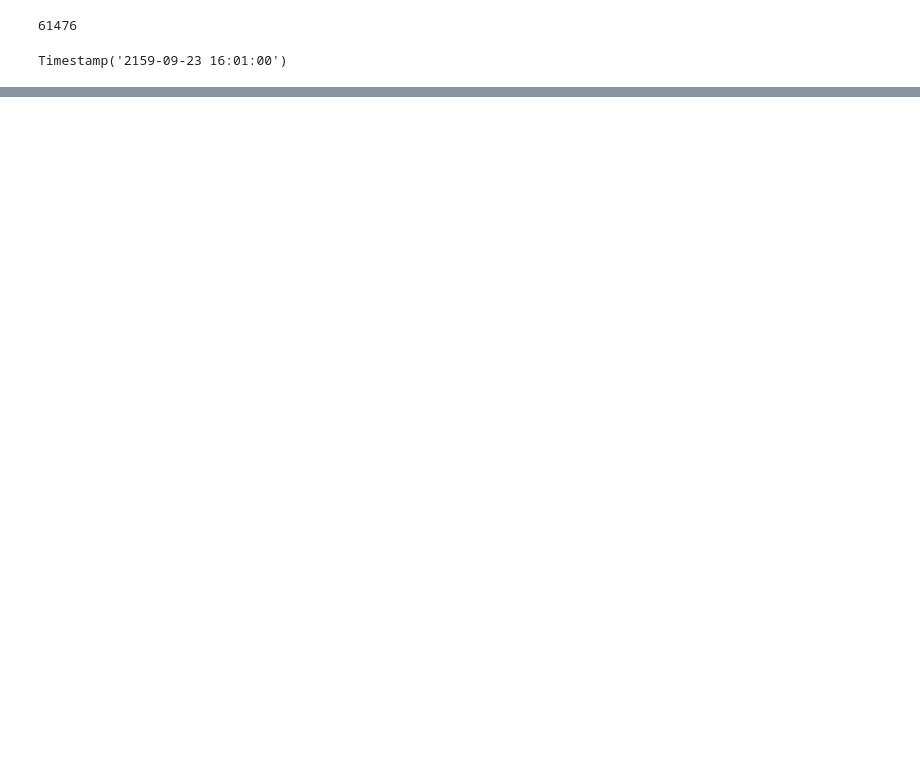
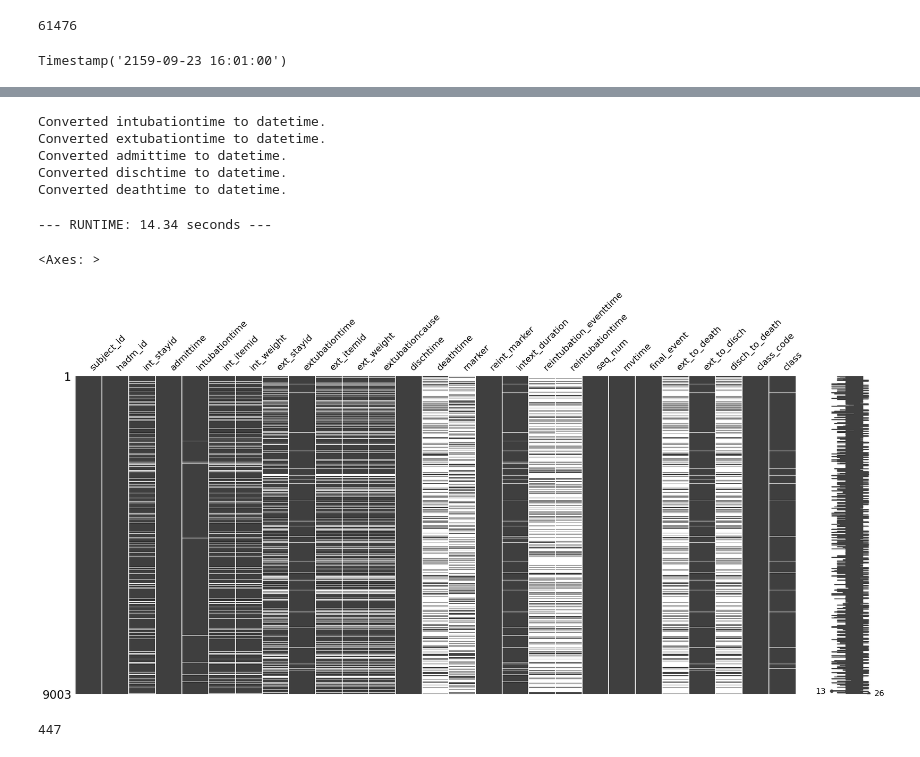
Before and after one commit to sujungleeml/P1_extubationfailure, a Jupyter notebook: 서대철/notebooks/240207_vent_test.ipynb, the cells around one changed output, grey strips where cells are left out. Saved outputs shown, nothing was run; the diff lists cells and outputs as text; code cells hidden in the pictures; blank space fills up the shorter version.

```diff
--- a/서대철/notebooks/240207_vent_test.ipynb
+++ b/서대철/notebooks/240207_vent_test.ipynb
@@ -551,0 +1222,2 @@ Timestamp('2159-09-23 16:01:00')
+# %%
+subjectlist1_imputed = impute_candidates(subjectlist1, single_row_results_list, multirow_candidates_list)
@@ -551,0 +1256,3 @@ Timestamp('2159-09-23 16:01:00')
+# %%
+subjectlist1_imputed_reint = get_reintubation(subjectlist1_imputed)
+subjectlist1_imputed_reint.shape
@@ -551,0 +1465,56 @@ Timestamp('2159-09-23 16:01:00')
+# %%
+# 시간변수 변환
+time_cols = ['intubationtime', 'extubationtime', 'admittime', 'dischtime', 'deathtime']
+reintubation_df2 = utils.to_datetime(subjectlist1_imputed_reint, time_cols)
+# %% [output]
+Converted intubationtime to datetime.
+Converted extubationtime to datetime.
+Converted admittime to datetime.
+Converted dischtime to datetime.
+Converted deathtime to datetime.
+# %%
+def categorize_patients(df):
+    # 분류 코드 기준
+    categories = {
+        "nonfailure": [11, 121, 212, 221, 2221],
+        "failure": [211, 999, 998],
+        "death": [1221, 1222, 22221, 22222]
+    }
+
+    start_time = time.time()   # 소요시간 계산
+
+    # df = imp.init_marker(df)   # 'marker' 칼럼 생성 (결측치 대체 로그가 저장됨)
+    grouped_df = df.groupby(['subject_id', 'hadm_id'])
+
+    df_list = []
+    with warnings.catch_warnings():
+        warnings.simplefilter("ignore", category=FutureWarning)
+
+        for _, patient_df in tqdm(grouped_df, desc="Categorizing extubation failure vs non-failure..."):
+
+            patient_df = cls.init_class_columns(patient_df)   # flag_mvtime, ext_to_death, ext_to_disch, disch_to_death, class_code 칼럼 초기화
+            patient_df = cls.fill_class_columns(patient_df)   # 초기화한 칼럼 값(flag_mvtime, ext_to_death, ext_to_disch, disch_to_death) 계산해서 채워주기
+            patient_df = cls.classify_patients(patient_df)   # 분류해서 class_code 입력해주는 코드
+            patient_df = cls.categorize_code(patient_df, categories)   # class_code 기반으로 extubation failure, non-failure 분류해주는 코드
+            df_list.append(patient_df)
+
+        # 환자별 데이터 하나의 데이터프레임으로 합치기
+        subjects_df = pd.concat(df_list)
+        subjects_df = subjects_df.reset_index(drop=True)
+
+    print("--- RUNTIME: %.2f seconds ---" % round(time.time() - start_time, 2))
+
+    return subjects_df
+# %%
+subjectlist1_imputed_categorized = categorize_patients(subjectlist1_imputed_reint)
+# %% [output]
+--- RUNTIME: 14.34 seconds ---
+# %%
+msno.matrix(subjectlist1_imputed_categorized)
+# %% [output]
+<Axes: >
+[figure, added]
+# %%
+(subjectlist1_imputed_categorized.intubationtime.isna() | subjectlist1_imputed_categorized.extubationtime.isna()).sum()
+# %% [output]
+447
```
Also changed, not shown: parts of 48 cells of this notebook, 7 other files.
